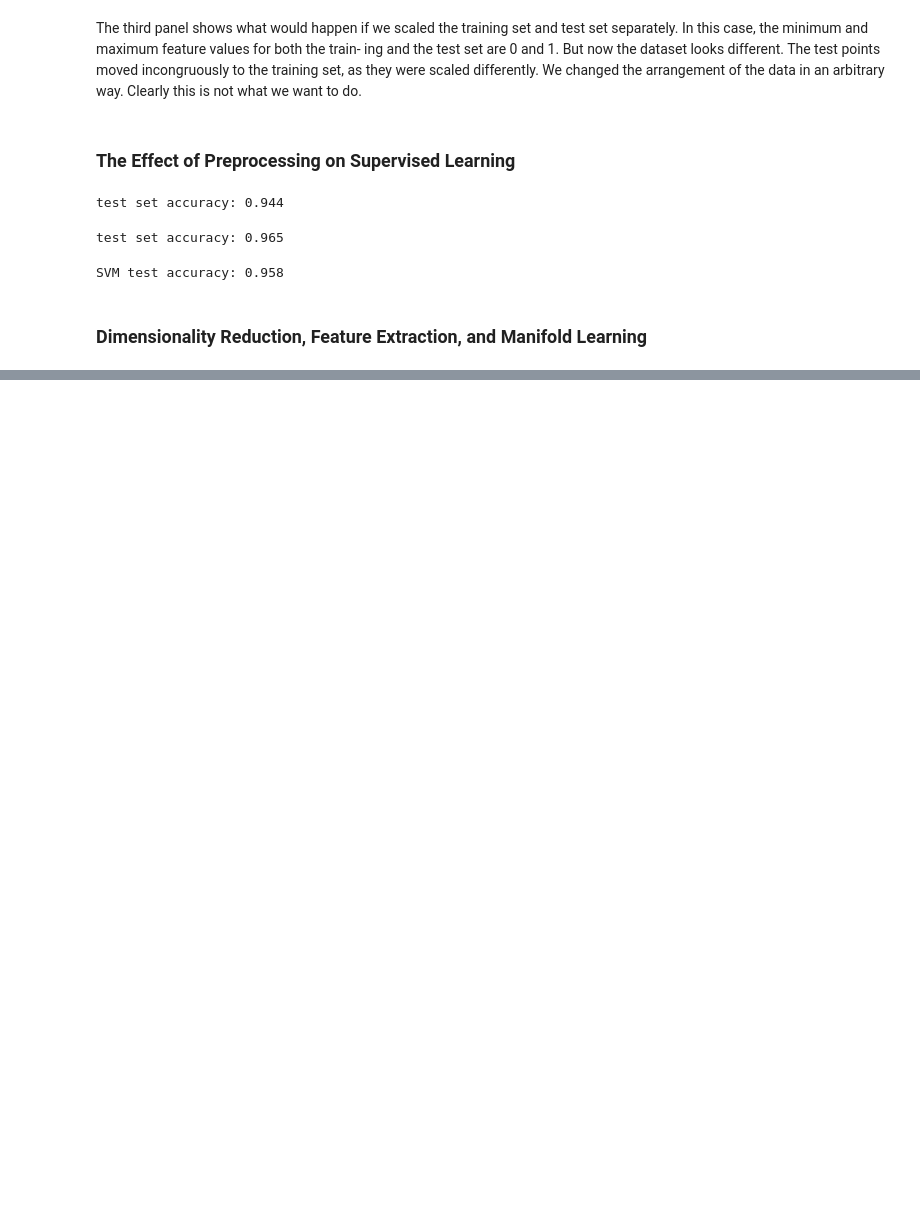
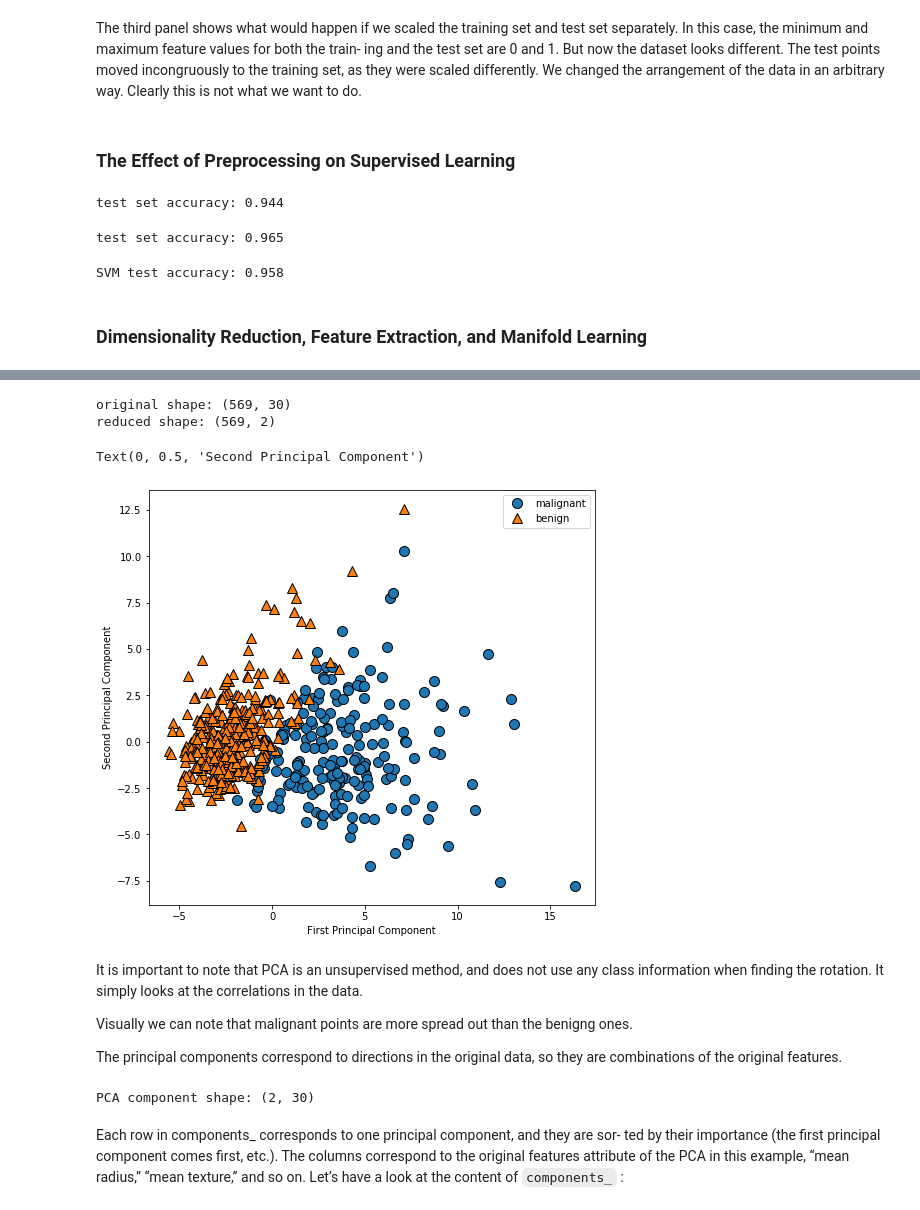
Before and after one commit to cmarsa/imlwp, a Jupyter notebook: 03_unsupervised_learning_and_preprocessing.ipynb, the cells around one changed output, grey strips where cells are left out. Cells and saved outputs as stored; diff of their text form; code cells hidden in the pictures; blank space fills up the shorter version.

```diff
--- a/03_unsupervised_learning_and_preprocessing.ipynb
+++ b/03_unsupervised_learning_and_preprocessing.ipynb
@@ -280,0 +353,55 @@ SVM test accuracy: 0.958
+# %%
+# before applying PCA, we scale our data
+# so that each feature has unit variance
+from sklearn.datasets import load_breast_cancer
+cancer = load_breast_cancer()
+
+scaler = StandardScaler()
+scaler.fit(cancer.data)
+X_scaled = scaler.transform(cancer.data)
+# %%
+# apply PCA
+from sklearn.decomposition import PCA
+
+# keep the frist two principal components of the data
+pca = PCA(n_components = 2)
+
+# fit PCA model to beast cancer data
+pca.fit(X_scaled)
+
+# trasnform data onto the first two principal components
+X_pca = pca.transform(X_scaled)
+print(f'original shape: {str(X_scaled.shape)}')
+print(f'reduced shape: {str(X_pca.shape)}')
+# %% [output]
+original shape: (569, 30)
+reduced shape: (569, 2)
+# %%
+# plot the first two principal components
+# colored by class
+plt.figure(figsize = (8, 8))
+mglearn.discrete_scatter(X_pca[:, 0], X_pca[:, 1], cancer.target)
+plt.legend(cancer.target_names, loc = 'best')
+plt.gca().set_aspect('equal')
+plt.xlabel('First Principal Component')
+plt.ylabel('Second Principal Component')
+# %% [output]
+Text(0, 0.5, 'Second Principal Component')
+[figure, added]
+# %% [markdown]
+It is important to note that PCA is an unsupervised method, and does not use any class
+information when finding the rotation. It simply looks at the correlations in the data.
+
+Visually we can note that malignant points are more spread out than the benigng ones.
+
+The principal components correspond to directions in the original data, so they are
+combinations of the original features.
+# %%
+print(f'PCA component shape: {pca.components_.shape}')
+# %% [output]
+PCA component shape: (2, 30)
+# %% [markdown]
+Each row in components_ corresponds to one principal component, and they are sor‐
+ted by their importance (the first principal component comes first, etc.). The columns
+correspond to the original features attribute of the PCA in this example, “mean
+radius,” “mean texture,” and so on. Let’s have a look at the content of `components_` :
```
Also changed, not shown: parts of 37 cells of this notebook.
